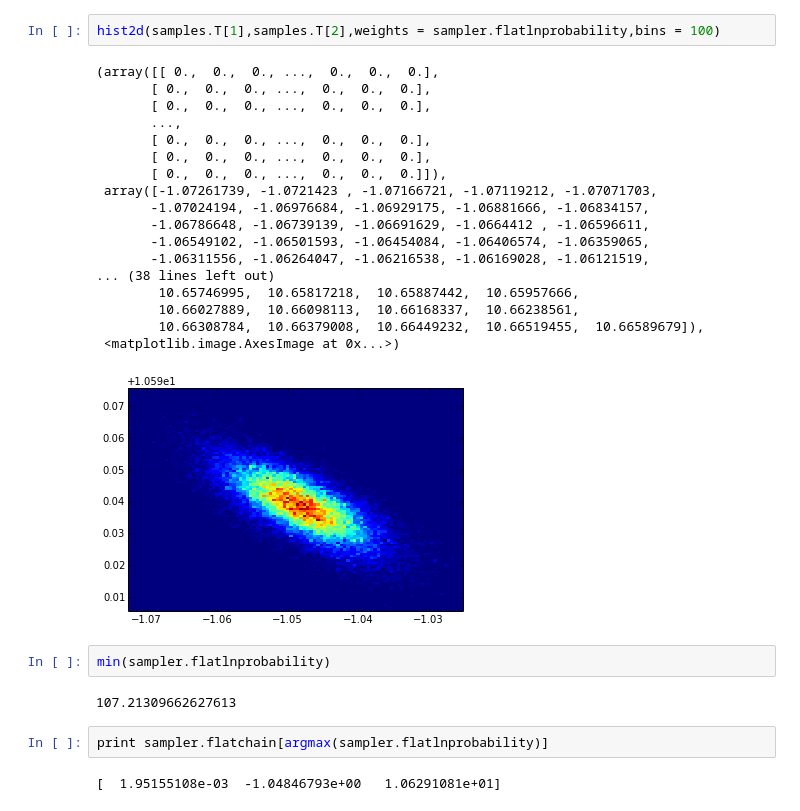
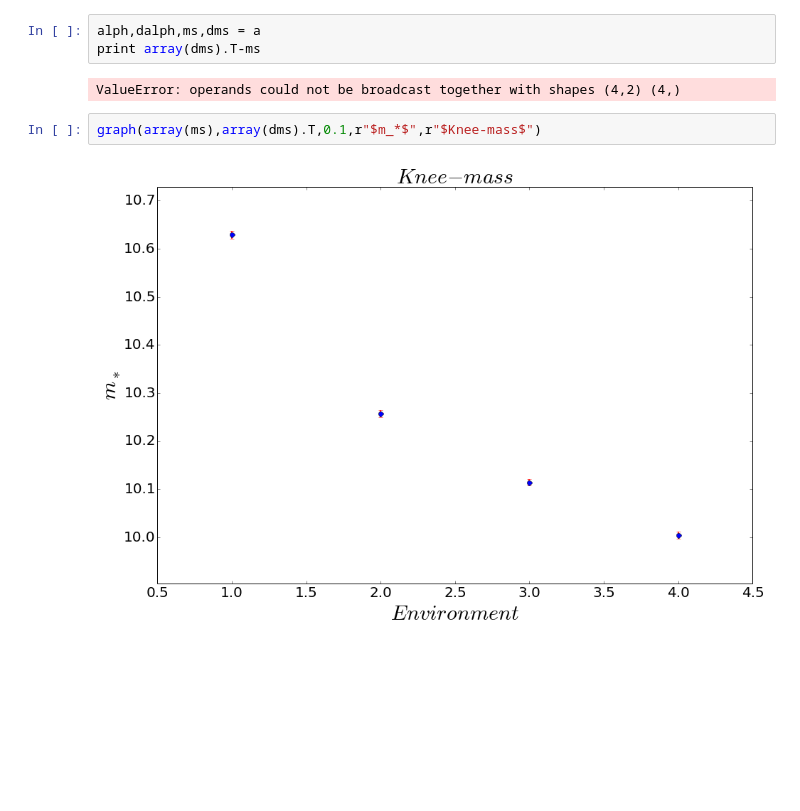
Before and after one commit to jdprada1760/Cornell_Summer, a Jupyter notebook: Illustris_Run/Code/MCMCfits.ipynb, the cells around one changed output. Drawn from its saved outputs; the diff is of its cells as text; blank space fills up the shorter version.

```diff
--- a/Illustris_Run/Code/MCMCfits.ipynb
+++ b/Illustris_Run/Code/MCMCfits.ipynb
@@ -262,29 +298,9 @@ plot(samples.T[1],samples.T[2],'o',alpha = 0.005)
-# %%
-hist2d(samples.T[1],samples.T[2],weights = sampler.flatlnprobability,bins = 100)
-# %% [output]
-(array([[ 0.,  0.,  0., ...,  0.,  0.,  0.],
-       [ 0.,  0.,  0., ...,  0.,  0.,  0.],
-       [ 0.,  0.,  0., ...,  0.,  0.,  0.],
-       ...,
-       [ 0.,  0.,  0., ...,  0.,  0.,  0.],
-       [ 0.,  0.,  0., ...,  0.,  0.,  0.],
-       [ 0.,  0.,  0., ...,  0.,  0.,  0.]]),
- array([-1.07261739, -1.0721423 , -1.07166721, -1.07119212, -1.07071703,
-       -1.07024194, -1.06976684, -1.06929175, -1.06881666, -1.06834157,
-       -1.06786648, -1.06739139, -1.06691629, -1.0664412 , -1.06596611,
-       -1.06549102, -1.06501593, -1.06454084, -1.06406574, -1.06359065,
-       -1.06311556, -1.06264047, -1.06216538, -1.06169028, -1.06121519,
-... (38 lines left out)
-        10.65746995,  10.65817218,  10.65887442,  10.65957666,
-        10.66027889,  10.66098113,  10.66168337,  10.66238561,
-        10.66308784,  10.66379008,  10.66449232,  10.66519455,  10.66589679]),
- <matplotlib.image.AxesImage at 0x...>)
-[figure, removed]
-# %%
-min(sampler.flatlnprobability)
-# %% [output]
-107.21309662627613
-# %%
-print sampler.flatchain[argmax(sampler.flatlnprobability)]
-# %% [output]
-[  1.95155108e-03  -1.04846793e+00   1.06291081e+01]
+# %%
+alph,dalph,ms,dms = a
+print array(dms).T-ms
+# %% [output]
+ValueError: operands could not be broadcast together with shapes (4,2) (4,)
+# %%
+graph(array(ms),array(dms).T,0.1,r"$m_*$",r"$Knee-mass$")
+# %% [output]
+[figure, added]
```
Also changed, not shown: parts of 11 cells of this notebook.
